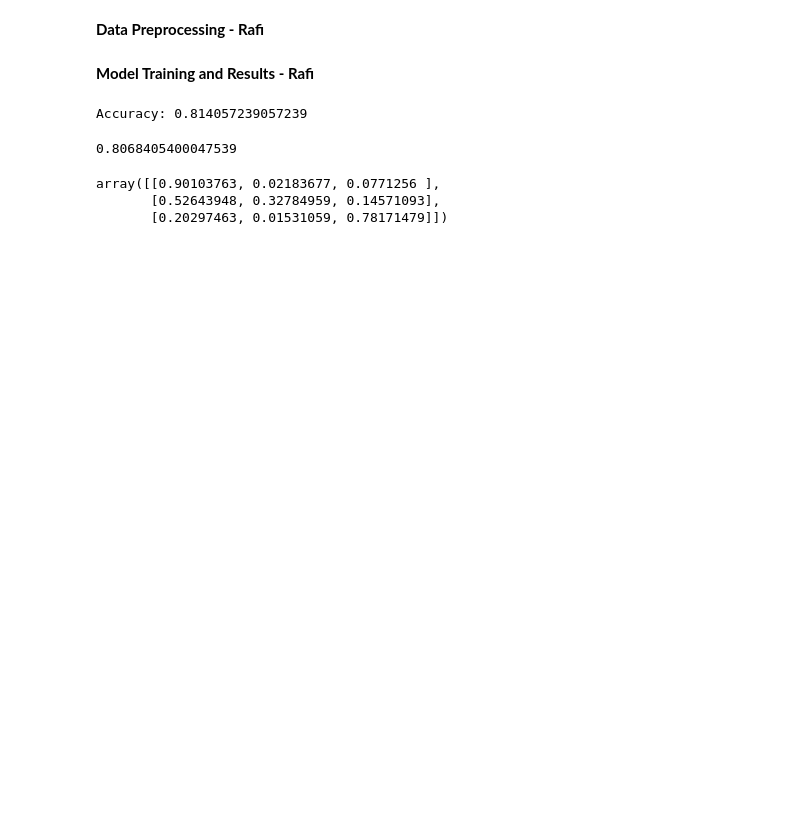
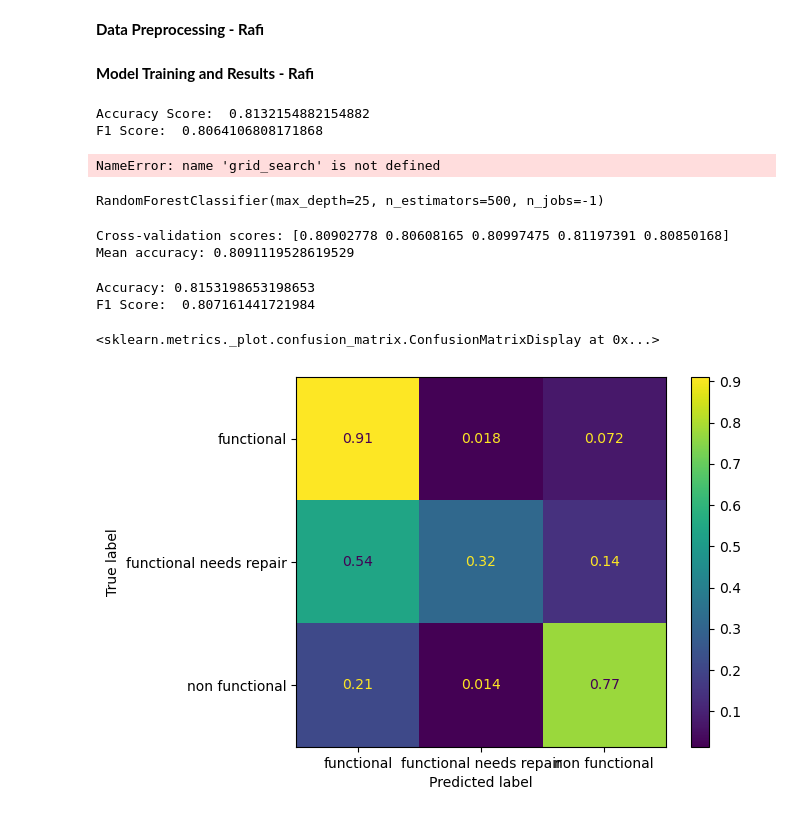
Before and after one commit to nicerafi/notts_ds_group_cw_water, a Jupyter notebook: pca_fixed.ipynb, the cells around one changed output. Cells and saved outputs as stored; diff of their text form; code cells hidden in the pictures; blank space fills up the shorter version.

```diff
--- a/pca_fixed.ipynb
+++ b/pca_fixed.ipynb
@@ -112,14 +118,29 @@ from sklearn.metrics import accuracy_score
+# %%
+rf_model.fit(X_train, y_train)
+y_pred_rf_no_opt = rf_model.predict(X_test)
+accuracy_rf_no_opt = accuracy_score(y_test, y_pred_rf_no_opt)
+f1_rf_no_opt = f1_score(y_test, y_pred_rf_no_opt, average='weighted')
+print("Accuracy Score: ", accuracy_rf_no_opt)
+print("F1 Score: ", f1_rf_no_opt)
+# %% [output]
+Accuracy Score:  0.8132154882154882
+F1 Score:  0.8064106808171868
 # %%
-model_rfc = RandomForestClassifier()
+# perform hyperparam tuning on randomforest
 
 param_grid = {
-    'n_estimators': [50, 250],
+    'n_estimators': [100,250,500,1000,2000],
     'max_features': ['sqrt', 'log2'],
-    'n_jobs': [-1] ,
+    'max_depth': [None,25,50,100],
+    'n_jobs': [-1]
 }
 # %%
-grid_search = GridSearchCV(RandomForestClassifier(),
-                           param_grid=param_grid, cv = 2)
-grid_search.fit(X_train, y_train)
-print(grid_search.best_estimator_)
+grid_search_rf = GridSearchCV(RandomForestClassifier(), param_grid=param_grid, cv = 3)
+grid_search_rf.fit(X_train, y_train)
+# %% [output]
+NameError: name 'grid_search' is not defined
+# %%
+print(grid_search_rf.best_estimator_)
+# %% [output]
+RandomForestClassifier(max_depth=25, n_estimators=500, n_jobs=-1)
 # %%
@@ -130,30 +152,35 @@ results_sorted.head(10)
 # %%
+# have best hyper params test with cross validation
 from sklearn.model_selection import cross_val_score
-rf = RandomForestClassifier(n_estimators=250,max_features='log2', n_jobs = -1, bootstrap= True)
+rf = RandomForestClassifier(n_estimators=500,max_depth=25,max_features='sqrt', n_jobs = -1)
 scores = cross_val_score(rf, X_train, y_train, cv=5)
 # Print the cross-validation scores
 print("Cross-validation scores:", scores)
 
 # Calculate and print the mean score
 print("Mean accuracy:", scores.mean())
+# %% [output]
+Cross-validation scores: [0.80902778 0.80608165 0.80997475 0.81197391 0.80850168]
+Mean accuracy: 0.8091119528619529
 # %%
 from sklearn.metrics import accuracy_score
-best = RandomForestClassifier(n_estimators=00,max_features='log2', n_jobs = -1, bootstrap= True)
-best.fit(X_train, y_train)
-best_y_pred = best.predict(X_test)
-accuracy = accuracy_score(y_test, best_y_pred)
-print("Accuracy:", accuracy)
+best_rf = RandomForestClassifier(n_estimators=500,max_depth=25,max_features='sqrt', n_jobs = -1)
+best_rf.fit(X_train, y_train)
+best_rf_y_pred = best_rf.predict(X_test)
+accuracy_best_rf = accuracy_score(y_test, best_rf_y_pred)
+f1_score_best_rf = f1_score(y_test, best_rf_y_pred, average='weighted')
+print("Accuracy:", accuracy_best_rf)
+print("F1 Score: ", f1_score_best_rf)
 # %% [output]
-Accuracy: 0.814057239057239
+Accuracy: 0.8153198653198653
+F1 Score:  0.807161441721984
-# %%
-from sklearn.metrics import f1_score
-f1_score(y_test, best_y_pred, average='weighted')
-# %% [output]
-0.8068405400047539
 # %%
-from sklearn.metrics import confusion_matrix
-confusion_matrix(y_test, best_y_pred, normalize='true')
+import matplotlib.pyplot as plt
+import seaborn as sns
+from sklearn.metrics import confusion_matrix, ConfusionMatrixDisplay
+cm_best_rf = confusion_matrix(y_test, best_rf_y_pred, normalize='true', labels = best_rf.classes_)
+disp = ConfusionMatrixDisplay(confusion_matrix = cm_best_rf, display_labels = best_rf.classes_)
+disp.plot()
 # %% [output]
-array([[0.90103763, 0.02183677, 0.0771256 ],
-       [0.52643948, 0.32784959, 0.14571093],
-       [0.20297463, 0.01531059, 0.78171479]])
+<sklearn.metrics._plot.confusion_matrix.ConfusionMatrixDisplay at 0x...>
+[figure, added]
```
Also changed, not shown: parts of 34 cells of this notebook.
